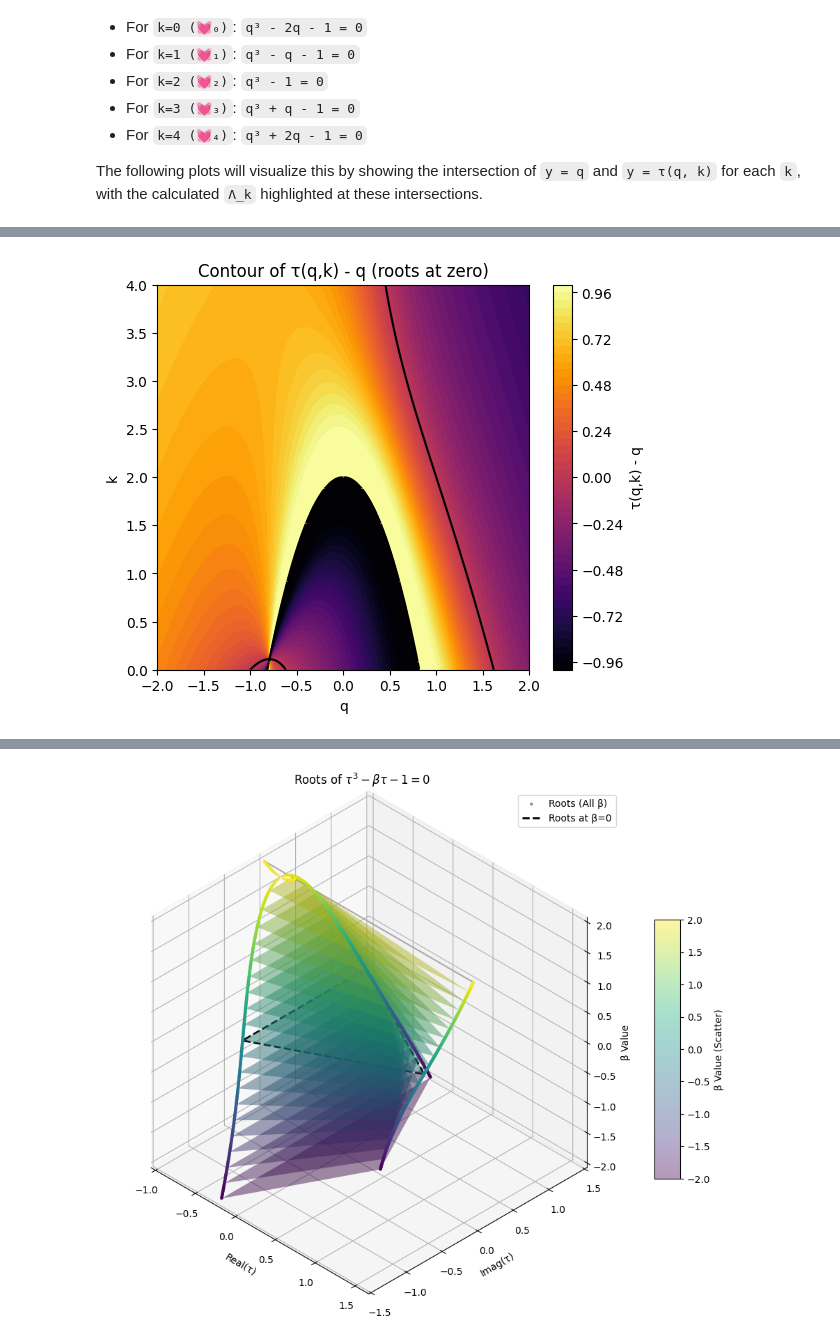
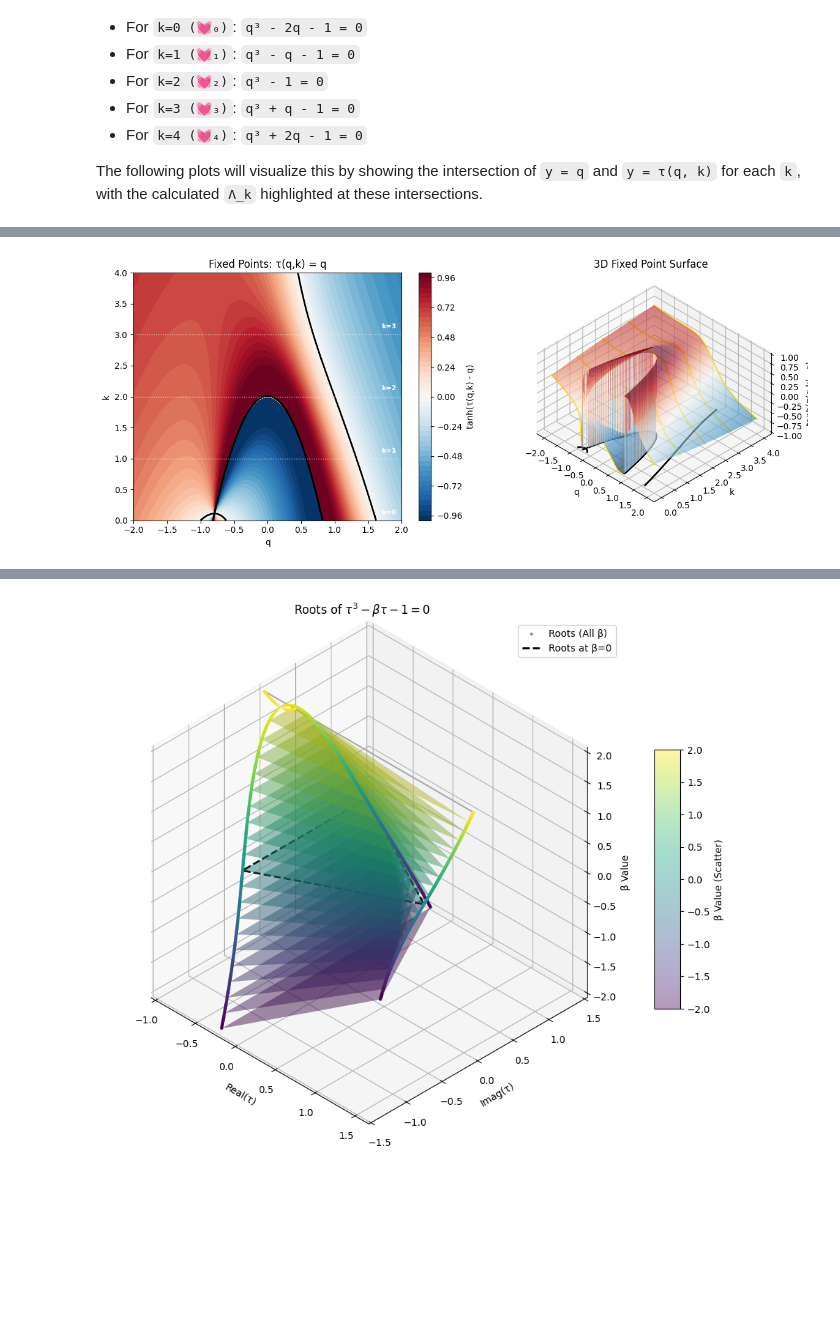
Before and after one commit to anthonyrisinger/riprompt, a Jupyter notebook: riprompt.ipynb, the cells around one changed output, grey strips where cells are left out. Saved outputs shown, nothing was run; the diff lists cells and outputs as text; code cells hidden in the pictures; blank space fills up the shorter version.

```diff
--- a/riprompt.ipynb
+++ b/riprompt.ipynb
@@ -74,16 +181,69 @@ k=4: [-0.226699 -0.226699  0.453398]
 # %%
-q = np.linspace(-2, 2, 1001)
-k = np.linspace(0, 4, 1001)
-Q, K = np.meshgrid(q, k)
-F = np.tanh(τ(Q, K) - Q)
+# Continuous analysis across k parameter space
+q_range = np.linspace(*Q_RANGE, 801)
+k_range = np.linspace(0, 4, 801)
+Q, K = np.meshgrid(q_range, k_range)
 
-plt.figure(figsize=(6,5))
-contour = plt.contourf(Q, K, F, levels=50, cmap='inferno')
-plt.colorbar(contour, label='τ(q,k) - q')
-plt.contour(Q, K, F, levels=[0], colors='k')
-plt.xlabel('q')
-plt.ylabel('k')
-plt.title('Contour of τ(q,k) - q (roots at zero)')
+# Compute τ values with bounds checking
+tau_vals = τ(Q, K)
+
+# Use tanh transformation for better visualization of fixed point equation
+# Handle NaN values properly
+with np.errstate(invalid='ignore'):
+    diff = tau_vals - Q
+    # Replace NaN with a neutral value for visualization
+    diff = np.where(np.isfinite(diff), diff, 0)
+    F = np.tanh(diff)
+
+fig = plt.figure(figsize=(12, 5))
+
+# 2D contour visualization
+ax1 = fig.add_subplot(121)
+contour = ax1.contourf(Q, K, F, levels=50, cmap='RdBu_r')
+zero_contour = ax1.contour(Q, K, F, levels=[0], colors='black', linewidths=2)
+ax1.set_xlabel('q')
+ax1.set_ylabel('k')
+ax1.set_title('Fixed Points: τ(q,k) = q')
+ax1.set_xlim(Q_RANGE)
+ax1.set_ylim(0, 4)
+
+# Mark the discrete k values where eigenvalues are defined
+for k in K_VALUES:
+    ax1.axhline(y=k, color='white', linestyle=':', alpha=0.7, linewidth=1)
+    ax1.text(Q_RANGE[1]-0.3, k+0.1, f'k={k}', color='white', fontsize=8, weight='bold')
+
+fig.colorbar(contour, ax=ax1, label='tanh(τ(q,k) - q)')
+
+# 3D surface visualization
+ax2 = fig.add_subplot(122, projection='3d')
+ax2.set_proj_type('ortho')
+surf = ax2.plot_surface(Q, K, F, cmap='RdBu_r', alpha=0.8,
+                       rstride=3, cstride=3, edgecolor='none')
+# Project zero contour onto bottom
+ax2.contour(Q, K, F, levels=[0], zdir='z', offset=-1, colors='black', linewidths=2)
+
+# Add lines showing the discrete k values
+for k in K_VALUES:
+    q_line = np.linspace(*Q_RANGE, 100)
+    k_line = np.full_like(q_line, k)
+    tau_line = τ(q_line, k)
+    # Only plot finite values
+    finite_mask = np.isfinite(tau_line)
+    if np.any(finite_mask):
+        diff_line = tau_line - q_line
+        diff_line = np.where(np.isfinite(diff_line), diff_line, 0)
+        f_line = np.tanh(diff_line)
+        ax2.plot(q_line[finite_mask], k_line[finite_mask], f_line[finite_mask],
+                color='gold', linewidth=2, alpha=0.8)
+
+ax2.set_xlabel('q')
+ax2.set_ylabel('k')
+ax2.set_zlabel('tanh(τ(q,k) - q)')
+ax2.set_title('3D Fixed Point Surface')
+ax2.set_box_aspect((1,1,0.6))
+ax2.view_init(*G45)
+
+plt.tight_layout()
 plt.show()
 # %% [output]
-[figure, old version]
+[figure, new version]
```
Also changed, not shown: parts of 8 cells of this notebook.
